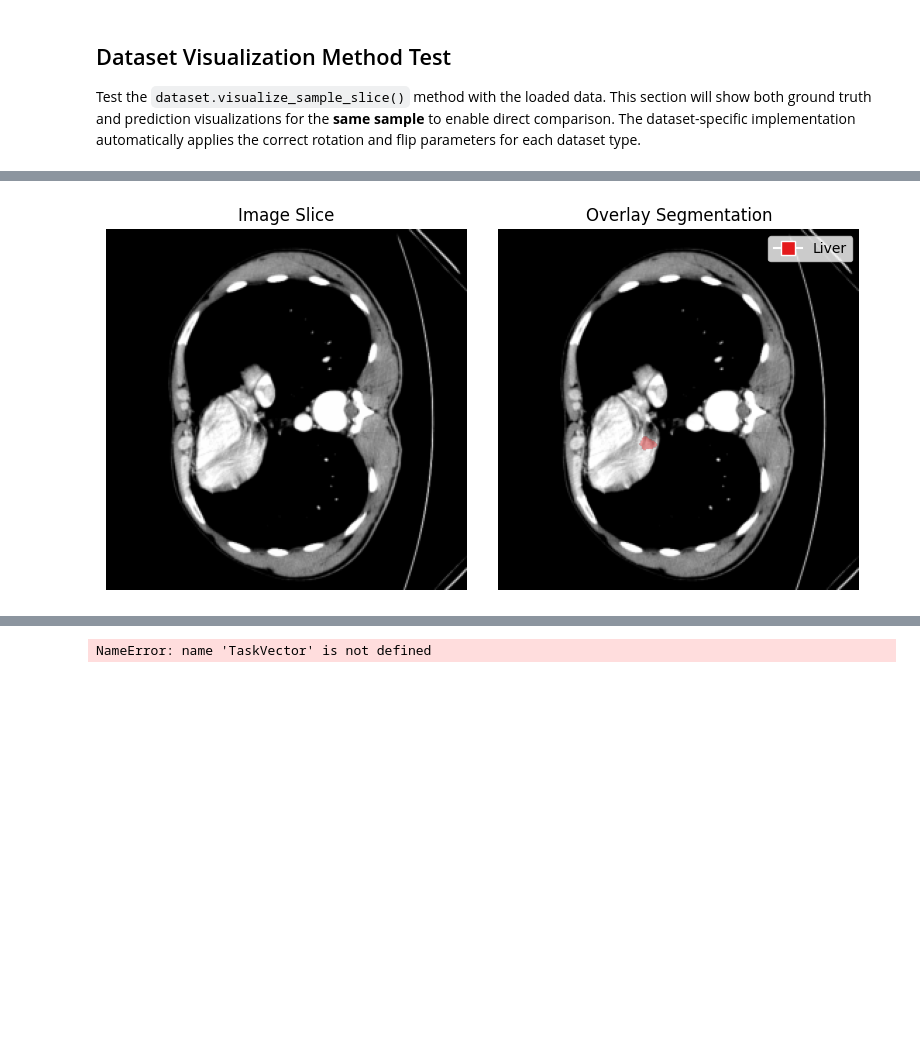
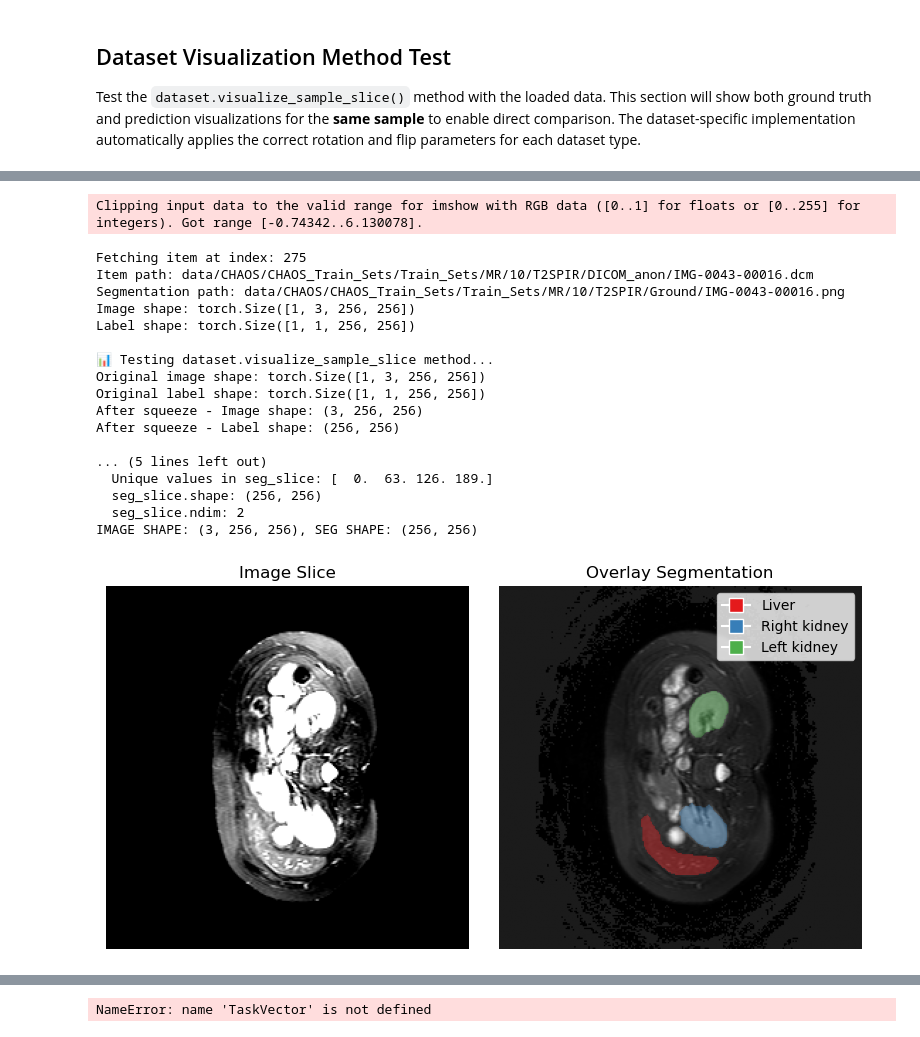
Before and after one commit to parmigggiana/xai, a Jupyter notebook: visualize.ipynb, the cells around one changed output, grey strips where cells are left out. Cells and saved outputs as stored; diff of their text form; code cells hidden in the pictures; blank space fills up the shorter version.

```diff
--- a/visualize.ipynb
+++ b/visualize.ipynb
@@ -43,13 +42,12 @@ Change these constants to test different datasets and domains:
 # %%
 # Configuration constants
 DATASET_NAME = "CHAOS"  # Change to "MMWHS" if needed
-DOMAIN = "CT"  # Change to "CT" if needed
+DOMAIN = "MR"  # Change to "CT" if needed
 ENCODER_TYPE = "clipseg"  # Changed from "swin_unetr" to "clipseg"
 BATCH_SIZE = 1
 NUM_WORKERS = 1
 USE_3D = False  # Set to True for 3D data processing
 SPATIAL_SIZE = 256
-USE_SEMANTIC_HEAD = True  # Enable semantic head for CLIPSeg
 # %%
 class MetadataAwareTransform:
     """Wrapper to make transforms work with (data, metadata) tuples"""
@@ -162,24 +160,17 @@ def get_preprocessing(dataset_name: str, domain: str, is_training=True):
         ]
 
     # Domain-specific intensity normalization for images
-
     if domain == "CT":
+        # image_transforms.append(
+        #     transforms.ScaleIntensityRange(
+        #         a_min=-57, a_max=164, b_min=0.0, b_max=1.0, clip=True
+        #     ),
+        # )
+        pass
+    else:  # MR
         image_transforms.append(
-            transforms.ScaleIntensityRange(
-                a_min=-57, a_max=164, b_min=0.0, b_max=1.0, clip=True
-            ),
+            transforms.NormalizeIntensity(nonzero=True, channel_wise=True),
         )
-    else:  # MR
-
-        if (ENCODER_TYPE == "clipseg"):
-            # For CLIPSeg, use ScaleIntensity instead of NormalizeIntensity
-            image_transforms.append(
-                transforms.ScaleIntensity(minv=0.0, maxv=1.0)
-            )
-        else:
-            image_transforms.append(
-                transforms.NormalizeIntensity(nonzero=True, channel_wise=True),
-            )
 
     # Training-specific augmentations for images only
     if is_training:
@@ -214,15 +205,13 @@ def get_preprocessing(dataset_name: str, domain: str, is_training=True):
             transforms.EnsureChannelFirst(
                 channel_dim="no_channel"
             ),  # Ensure channel-first format
-            # Add 90-degree rotation for CHAOS MR labels
-            transforms.Lambda(lambda x: torch.rot90(x, k=1, dims=[1, 2]) if dataset_name == "CHAOS" else x),
-            #transforms.Orientation(axcodes="RA"),
+            # transforms.Orientation(axcodes="RA"),
         ]
     else:
         seg_transforms = [
             transforms.Lambda(lambda x: print(f": {x.shape}") or x),
             transforms.EnsureChannelFirst(channel_dim="no_channel"),
-            #transforms.Orientation(axcodes="RAS"),
+            # transforms.Orientation(axcodes="RAS"),
         ]
 
     seg_transforms.extend(
@@ -327,6 +316,9 @@ def metatensor_batch_to_dict(batch):
 
 This section loads the dataset and tests the `visualize_sample_slice` function with ground truth data.
 # %%
+import monai
+
+
 def test_ground_truth_visualization():
     """Test visualization functions with ground truth data."""
     print("🔍 Testing Ground Truth Visualization...")
@@ -335,6 +327,8 @@ def test_ground_truth_visualization():
     image_transform, seg_transform = get_preprocessing(
         DATASET_NAME, DOMAIN, is_training=False
     )
+    # image_transform = None
+    # seg_transform = None
 
     # Load dataset
     dataset: BaseDataset = get_dataset(
@@ -351,7 +345,9 @@ def test_ground_truth_visualization():
 
     # Get a sample from the dataset
     loader = dataset.train_loader
-    batch = next(iter(loader))
+    iterat = iter(loader)
+    batch = next(iterat)
+    batch = next(iterat)
 
     # Convert batch to dictionary format
     sample_dict = metatensor_batch_to_dict(batch)
@@ -617,6 +610,6 @@ else:
 print(f"  seg_slice.shape: {seg_slice.shape}")
 print(f"  seg_slice.ndim: {seg_slice.ndim}")
 
-dataset.visualize_sample_slice(sample_viz, rotate=0, flip_axis=0)
+dataset.visualize_sample_slice(sample_viz)
 # %% [output]
 🔍 Testing Ground Truth Visualization...
@@ -639,4 +622,22 @@ After squeeze - Image shape: (3, 256, 256)
+Clipping input data to the valid range for imshow with RGB data ([0..1] for floats or [0..255] for integers). Got range [-0.74342..6.130078].
+Fetching item at index: 275
+Item path: data/CHAOS/CHAOS_Train_Sets/Train_Sets/MR/10/T2SPIR/DICOM_anon/IMG-0043-00016.dcm
+Segmentation path: data/CHAOS/CHAOS_Train_Sets/Train_Sets/MR/10/T2SPIR/Ground/IMG-0043-00016.png
+Image shape: torch.Size([1, 3, 256, 256])
+Label shape: torch.Size([1, 1, 256, 256])
+
+📊 Testing dataset.visualize_sample_slice method...
+Original image shape: torch.Size([1, 3, 256, 256])
+Original label shape: torch.Size([1, 1, 256, 256])
+After squeeze - Image shape: (3, 256, 256)
+After squeeze - Label shape: (256, 256)
+
+... (5 lines left out)
+  Unique values in seg_slice: [  0.  63. 126. 189.]
+  seg_slice.shape: (256, 256)
+  seg_slice.ndim: 2
+IMAGE SHAPE: (3, 256, 256), SEG SHAPE: (256, 256)
-[figure, old version]
+[figure, new version]
 # %%
 # Run inference on the SAME sample with CLIPSeg
 print("\n🔮 Testing dataset.visualize_sample_slice method with CLIPSeg PREDICTIONS...")
```
Also changed, not shown: parts of 5 cells of this notebook, 7 other files.
